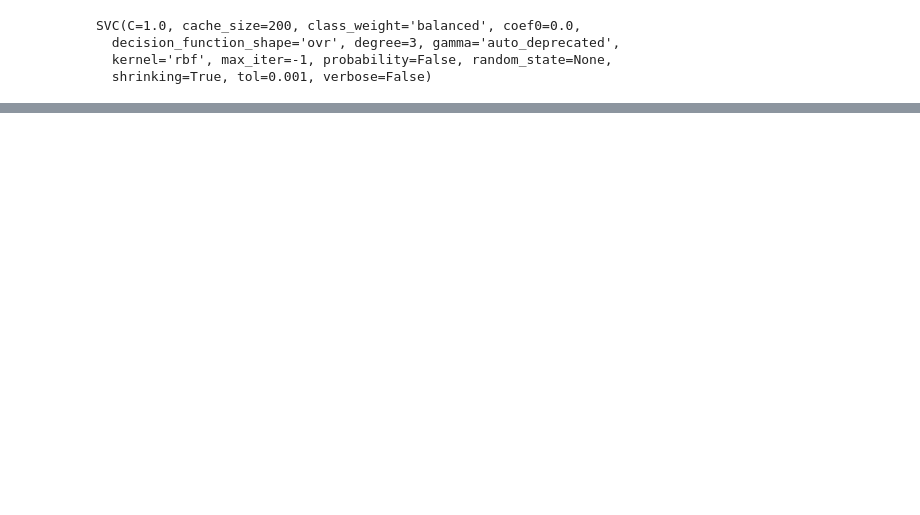
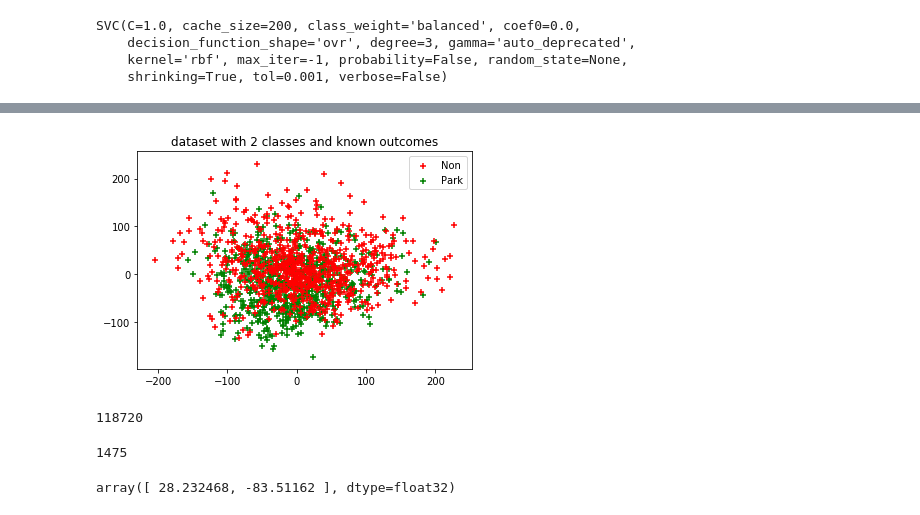
Before and after one commit to BryanMcKinney/Springboard, a Jupyter notebook: Capstone_Parkinsons/CNNTest.ipynb, the cells around one changed output, grey strips where cells are left out. Cells and saved outputs as stored; diff of their text form; code cells hidden in the pictures; blank space fills up the shorter version.

```diff
--- a/Capstone_Parkinsons/CNNTest.ipynb
+++ b/Capstone_Parkinsons/CNNTest.ipynb
@@ -330,0 +301,13 @@ accuracy_score(svm_y_test, clf.predict(svm_x_test))
+# %%
+from tpot import TPOTClassifier
+from sklearn.model_selection import train_test_split
+#y = np.asarray(y_train)
+#x = np.asarray(x_train)
+svm_x_train = np.array(svm_x_train)
+dataset_size = len(svm_x_train)
+svm_x_train = np.array(svm_x_train).reshape(dataset_size,-1)
+svm_y_train = np.array(svm_y_train)
+#print(svm_y_train)
+#X_Train, X_Test, Y_Train, Y_Test = train_test_split(x, y)
+clf = TPOTClassifier(verbosity=2, n_jobs=-1, generations=5, config_dict = 'TPOT light')
+clf.fit(svm_x_train, svm_y_train)
@@ -330,0 +316,5 @@ accuracy_score(svm_y_test, clf.predict(svm_x_test))
+# %%
+svm_x_train = np.array(svm_x_train)
+dataset_size = len(svm_x_train)
+svm_x_train = np.array(svm_x_train).reshape(dataset_size,-1)
+svm_y_train = np.array(svm_y_train)
@@ -330,0 +323,8 @@ accuracy_score(svm_y_test, clf.predict(svm_x_test))
+# %%
+#from dask.distributed import Client
+#client = Client(n_workers=4, threads_per_worker = 1)
+
+#client
+clf = TPOTClassifier(verbosity=0, n_jobs=1, generations=5, cv=2,population_size=5, config_dict = 'TPOT light')
+# %%
+clf.fit(svm_x_train, svm_y_train)
@@ -330,0 +336,29 @@ accuracy_score(svm_y_test, clf.predict(svm_x_test))
+# %%
+from sklearn.decomposition import PCA
+pca = PCA(n_components=2).fit(svm_x_train)
+pca_2d = pca.transform(svm_x_train)
+
+import pylab as pl
+for i in range(0, pca_2d.shape[0]):
+    if svm_y_train[i] == 0:
+        c1 = pl.scatter(pca_2d[i,0],pca_2d[i,1],c='r',    marker='+')
+    elif svm_y_train[i] == 1:
+        c2 = pl.scatter(pca_2d[i,0],pca_2d[i,1],c='g',    marker='+')
+
+pl.legend([c1, c2], ['Non', 'Park'])
+pl.title('dataset with 2 classes and known outcomes')
+pl.show()
+# %% [output]
+[figure, added]
+# %%
+print(len(svm_x_train[0]))
+# %% [output]
+118720
+# %%
+pca_2d.shape[0]
+# %% [output]
+1475
+# %%
+pca_2d[0]
+# %% [output]
+array([ 28.232468, -83.51162 ], dtype=float32)
```
Also changed, not shown: parts of 17 cells of this notebook.
